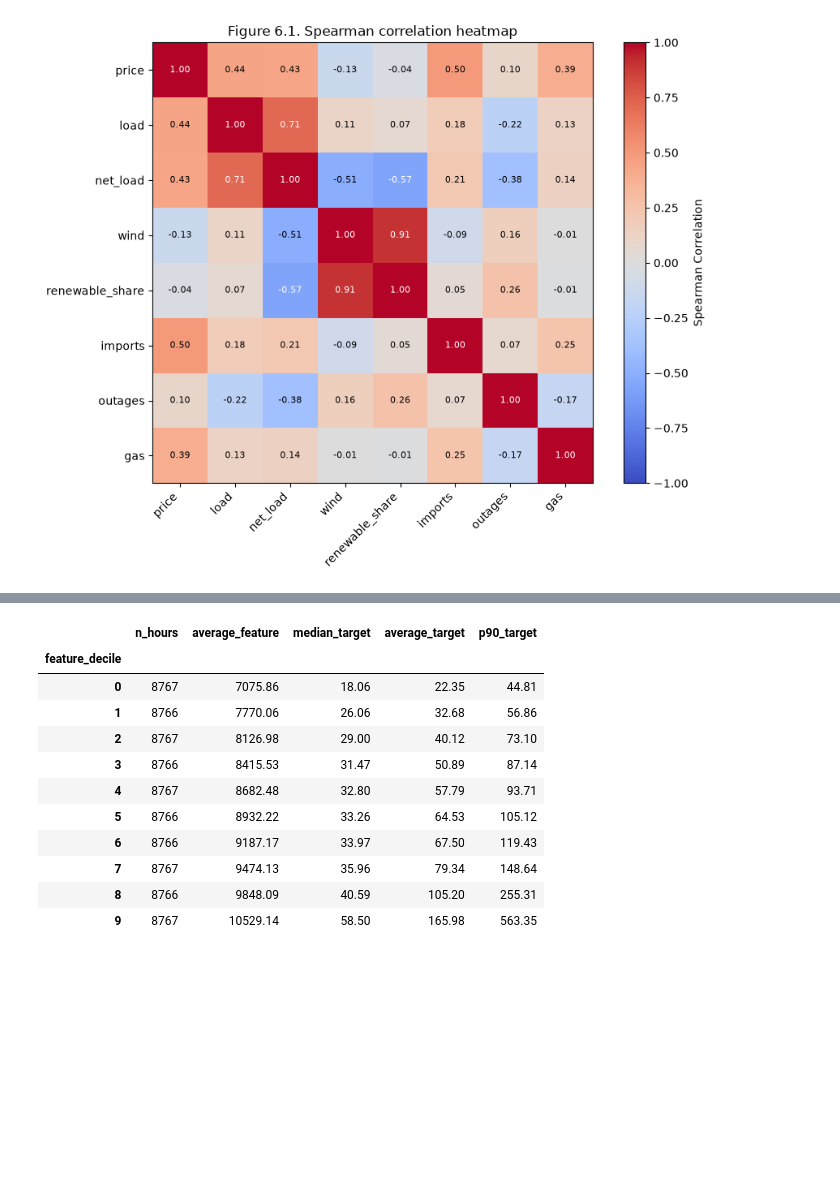
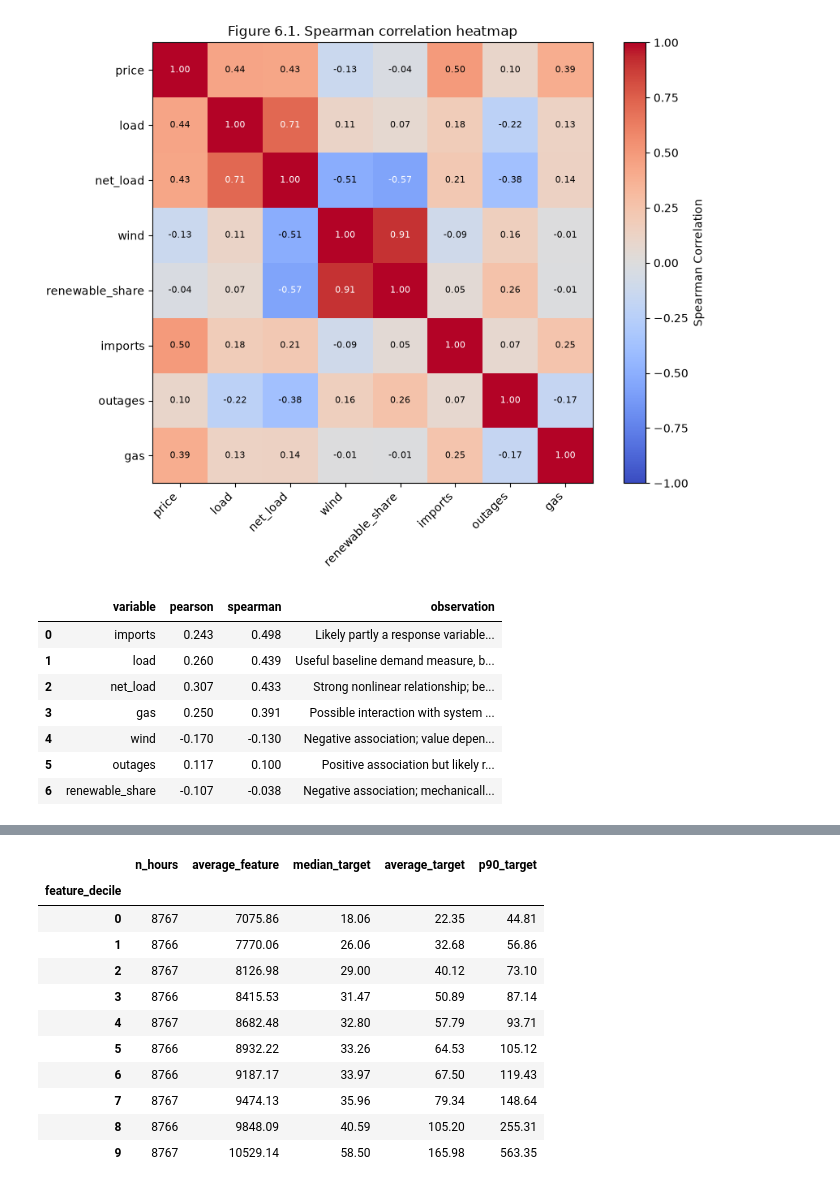
Before and after one commit to bhasein/alberta_power_markets_project, a Jupyter notebook: notebooks/01_Understanding_the_Alberta_Electricity_Market.ipynb, the cells around one changed output, grey strips where cells are left out. Cells and saved outputs as stored; diff of their text form; code cells hidden in the pictures; blank space fills up the shorter version.

```diff
--- a/notebooks/01_Understanding_the_Alberta_Electricity_Market.ipynb
+++ b/notebooks/01_Understanding_the_Alberta_Electricity_Market.ipynb
@@ -2285,3 +2430,55 @@ plt.tight_layout()
 plt.show()
 # %% [output]
 [figure]
+# %%
+# ---------------------------------------------------------------------
+# Build a compact feature ranking table for interpretation
+# ---------------------------------------------------------------------
+
+feature_observations = {
+    "net_load": "Strong nonlinear relationship; best single descriptive signal examined here.",
+    "imports": "Likely partly a response variable; timing and transfer limits require separate tests.",
+    "gas": "Possible interaction with system tightness rather than a constant standalone effect.",
+    "wind": "Negative association; value depends on season, hour, and concurrent load.",
+    "outages": "Positive association but likely regime-dependent and availability-sensitive.",
+    "load": "Useful baseline demand measure, but less operationally specific than net load.",
+    "renewable_share": "Negative association; mechanically linked to wind, solar, and generation mix.",
+}
+
+feature_ranking = (
+    pd.DataFrame({
+        "variable": [
+            variable
+            for variable in relationship_df.columns
+            if variable != "price"
+        ],
+        "pearson": [
+            pearson_corr.loc[variable, "price"]
+            for variable in relationship_df.columns
+            if variable != "price"
+        ],
+        "spearman": [
+            spearman_corr.loc[variable, "price"]
+            for variable in relationship_df.columns
+            if variable != "price"
+        ],
+    })
+    .assign(
+        absolute_spearman=lambda frame: frame["spearman"].abs(),
+        observation=lambda frame: frame["variable"].map(feature_observations),
+    )
+    .sort_values("absolute_spearman", ascending=False)
+    .drop(columns="absolute_spearman")
+    .reset_index(drop=True)
+)
+
+display(feature_ranking.round({"pearson": 3, "spearman": 3}))
+# %% [output]
+|  | variable | pearson | spearman | observation |
+| 0 | imports | 0.243 | 0.498 | Likely partly a response variable... |
+| 1 | load | 0.260 | 0.439 | Useful baseline demand measure, b... |
+| 2 | net_load | 0.307 | 0.433 | Strong nonlinear relationship; be... |
+| 3 | gas | 0.250 | 0.391 | Possible interaction with system ... |
+| 4 | wind | -0.170 | -0.130 | Negative association; value depen... |
+| 5 | outages | 0.117 | 0.100 | Positive association but likely r... |
+| 6 | renewable_share | -0.107 | -0.038 | Negative association; mechanicall... |
```
Also changed, not shown: parts of 18 cells of this notebook.
